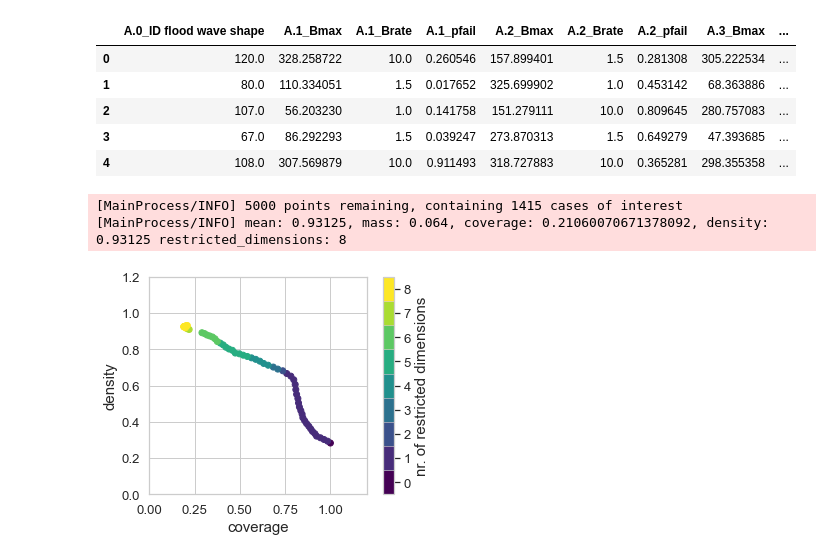
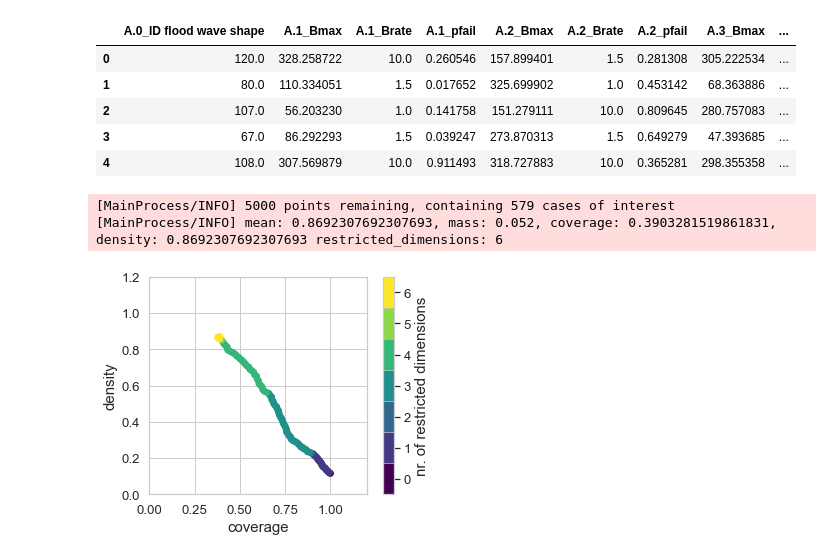
Before and after one commit to willygpv/EPA1361, a Jupyter notebook: final assignment/results/Basecase_analysis.ipynb, the cells around one changed output. Drawn from its saved outputs; the diff is of its cells as text; code cells hidden in the pictures.

```diff
--- a/final assignment/results/Basecase_analysis.ipynb
+++ b/final assignment/results/Basecase_analysis.ipynb
@@ -296,32 +304,36 @@ cleaned_experiments.head()
 | 3 | 67.0 | 86.292293 | 1.5 | 0.039247 | 273.870313 | 1.5 | 0.649279 | 47.393685 | ... |
 | 4 | 108.0 | 307.569879 | 10.0 | 0.911493 | 318.727883 | 10.0 | 0.365281 | 298.355358 | ... |
 # %%
-# Calculate the value (threshold) where the upper 25% range starts
-percentile_vardamage = np.percentile(df_damage["variance expected annual damage"], 75)
-percentile_vardeaths = np.percentile(df_deaths['variance expected number of deaths'], 75)
+# Calculate the value (threshold) where the upper 25% range starts for the total number of deaths and
+# damage costs and the upper 50% range for their respective variances
+percentile_vardamage = np.percentile(df_damage["variance expected annual damage"], 50)
+percentile_vardeaths = np.percentile(df_deaths['variance expected number of deaths'], 50)
 percentile_damage = np.percentile(df_tl["Expected Annual Damage time location aggregate"], 75)
 percentile_deaths = np.percentile(df_tl["Expected Number of Deaths time location aggregate"], 75)
 
 # Bool the values if they are larger than the threshold
 bools = pd.DataFrame()
 bools["Cost_bool"] = df_tl["Expected Annual Damage time location aggregate"] > percentile_damage
 bools["Death_bool"] = df_tl["Expected Number of Deaths time location aggregate"] > percentile_deaths
 bools["Varcost_bool"] = df_damage["variance expected annual damage"] > percentile_vardamage
 bools["Vardeath_bool"] = df_deaths['variance expected number of deaths'] > percentile_vardeaths
 
 # If cost and deaths are in the 75th upper percentiles indicate true
-# and either one of their variances is also in the upper 75th percentille
+# and either one of their variances is in the upper 50th percentille
 y1 = bools["Cost_bool"] & bools["Death_bool"]
-y2 = y1 & bools["Varcost_bool"] | bools["Vardeath_bool"]
+y2 = bools["Varcost_bool"] | bools["Vardeath_bool"]
+y3 = y1 & y2
 
 # Execute prim algorithm
-prim_alg = prim.Prim(cleaned_experiments, y2, threshold=0.7)
+# We select the value for peel_alpha by trial and error such that we get all the dimensions as output
+# as well as a threshold above 0.65
+prim_alg = prim.Prim(cleaned_experiments, y3, threshold=0.65, peel_alpha=0.0285)
 box1 = prim_alg.find_box()
 
 # Show trade off plot
 box1.show_tradeoff()
 plt.show()
 # %% [output]
-[MainProcess/INFO] 5000 points remaining, containing 1415 cases of interest
-[MainProcess/INFO] mean: 0.93125, mass: 0.064, coverage: 0.21060070671378092, density: 0.93125 restricted_dimensions: 8
+[MainProcess/INFO] 5000 points remaining, containing 579 cases of interest
+[MainProcess/INFO] mean: 0.8692307692307693, mass: 0.052, coverage: 0.3903281519861831, density: 0.8692307692307693 restricted_dimensions: 6
-[figure, old version]
+[figure, new version]
```
Also changed, not shown: parts of 14 cells of this notebook, 1 other file.
